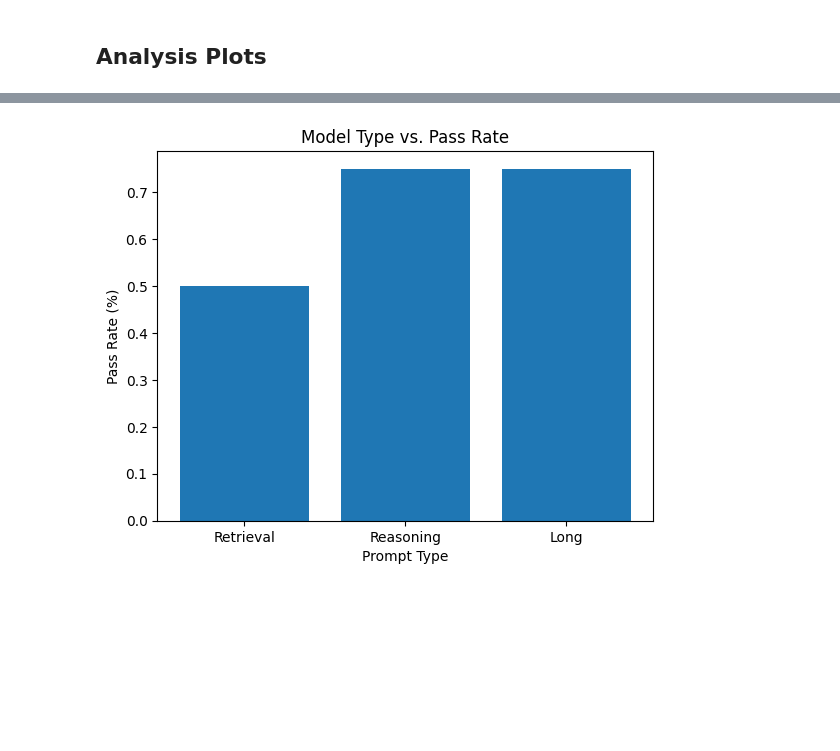
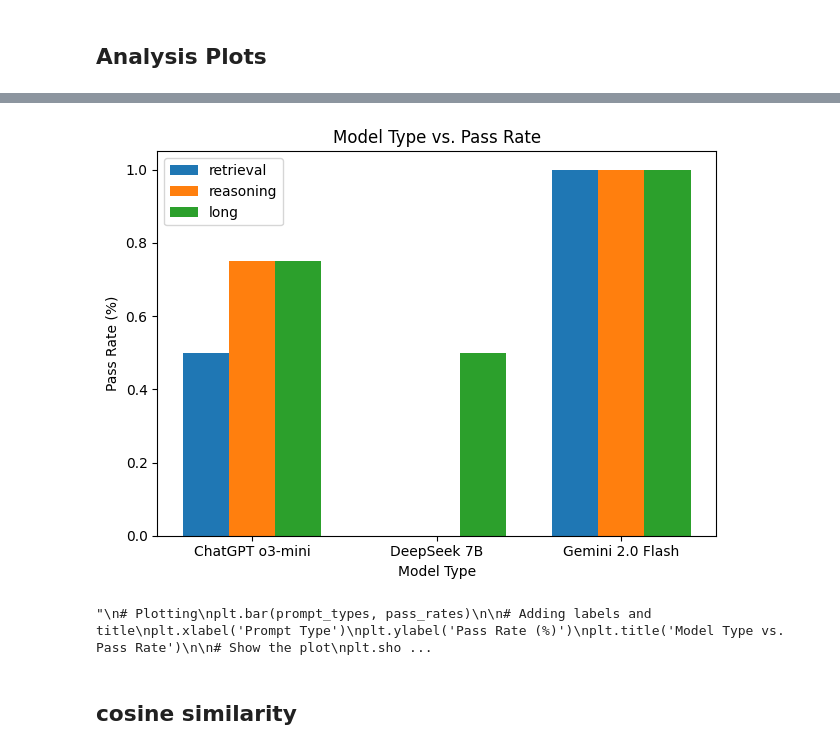
Before and after one commit to FardinHaque60/cmpe_187_ai_testing, a Jupyter notebook: prompt_tests.ipynb, the cells around one changed output, grey strips where cells are left out. Saved outputs shown, nothing was run; the diff lists cells and outputs as text; code cells hidden in the pictures; blank space fills up the shorter version.

```diff
--- a/prompt_tests.ipynb
+++ b/prompt_tests.ipynb
@@ -104,10 +104,11 @@ def deepseek(messages=[
 # %% [markdown]
 ### Run Models Function
 # %%
-def run_gpt(responses, times, p):
+''' def run_gpt(responses, times, p):
     gpt_response = gpt(messages=[{'role': 'user', 'content': p}])
     responses.append(gpt_response[0])
     times.append(gpt_response[1])
+'''
 
 def run_models(responses, times, p):
     gpt_response = gpt(messages=[{'role': 'user', 'content': p}])
@@ -239,7 +244,7 @@ long_prompts = [
 
 # _, retrieval_times = run_tests_e2e("retrieval test", retrieval_prompts)
 # _, reasoning_times = run_tests_e2e("reasoning test", reasoning_prompts)
-_, retrieval_times = run_gpt_tests("retrival test", retrieval_prompts)
-_, reasoning_times = run_gpt_tests("reasoning test", reasoning_prompts)
-_, long_times = run_gpt_tests("long prompt test", long_prompts)
+retrieval_responses, retrieval_times = run_tests_e2e("retrival test", retrieval_prompts)
+reasoning_responses, reasoning_times = run_tests_e2e("reasoning test", reasoning_prompts)
+long_responses, long_times = run_tests_e2e("long prompt test", long_prompts)
 # %% [output]
@@ -294,23 +352,73 @@ long prompt time: 9.155428171157837
 # %%
-retrieval_pass_results = [0, 1, 0, 1]
-reasoning_pass_results = [1, 1, 1, 0]
-long_prompt_pass_results = [1, 1, 0, 1]
+# 0: gpt accuracy, 1: deepseek results, 2: gemini results
+retrieval_pass_results = [[0, 1, 0, 1], [0, 0, 0, 0], [1, 1, 1, 1]]
+reasoning_pass_results = [[1, 1, 1, 0], [0, 0, 0, 0], [1, 1, 1, 1]]
+long_prompt_pass_results = [[1, 1, 0, 1], [0, 1, 0, 1], [1, 1, 1, 1]]
 
-pass_rates = [
-    sum(retrieval_pass_results)/len(retrieval_pass_results),
-    sum(reasoning_pass_results)/len(reasoning_pass_results),
-    sum(long_prompt_pass_results)/len(long_prompt_pass_results)
+gpt_accuracy = [
+    sum(retrieval_pass_results[0])/len(retrieval_pass_results[0]),
+    sum(reasoning_pass_results[0])/len(reasoning_pass_results[0]),
+    sum(long_prompt_pass_results[0])/len(long_prompt_pass_results[0])
 ]
 
+deepseek_accuracy = [
+    sum(retrieval_pass_results[1])/len(retrieval_pass_results[1]),
+    sum(reasoning_pass_results[1])/len(reasoning_pass_results[1]),
+    sum(long_prompt_pass_results[1])/len(long_prompt_pass_results[1])
+]
+
+long_accuracy = [
+    sum(retrieval_pass_results[2])/len(retrieval_pass_results[2]),
+    sum(reasoning_pass_results[2])/len(reasoning_pass_results[2]),
+    sum(long_prompt_pass_results[2])/len(long_prompt_pass_results[2])
+]
+
+# x_entries are inferred from above
+y_data = [gpt_accuracy, deepseek_accuracy, long_accuracy]
+
+# Convert y_data to a NumPy array for easier manipulation
+y_array = np.array(y_data)  # Shape: (n, 3)
+n_groups = y_array.shape[0]
+n_bars = y_array.shape[1]
+
+# Bar positions
+x = np.arange(n_groups)
+bar_width = 0.25
+
+# Offsets for each of the 3 bars
+offsets = np.linspace(-bar_width, bar_width, n_bars)
+
+# Plot
+fig, ax = plt.subplots()
+groups = ["retrieval", "reasoning", "long"]
+for i in range(n_bars):
+    ax.bar(x + offsets[i], y_array[:, i], width=bar_width, label=groups[i])
+
+# X-axis settings
+ax.set_xticks(x)
+ax.set_xticklabels(x_entries)
+ax.set_xlabel('Model Type')
+ax.set_ylabel('Pass Rate (%)')
+ax.set_title('Model Type vs. Pass Rate')
+ax.legend()
+
+plt.tight_layout()
+plt.show()
+
+'''
 # Plotting
 plt.bar(prompt_types, pass_rates)
 
 # Adding labels and title
 plt.xlabel('Prompt Type')
 plt.ylabel('Pass Rate (%)')
 plt.title('Model Type vs. Pass Rate')
 
 # Show the plot
 plt.show()
+'''
 # %% [output]
-[figure, old version]
+[figure, new version]
+"\n# Plotting\nplt.bar(prompt_types, pass_rates)\n\n# Adding labels and title\nplt.xlabel('Prompt Type')\nplt.ylabel('Pass Rate (%)')\nplt.title('Model Type vs. Pass Rate')\n\n# Show the plot\nplt.sho ...
+# %% [markdown]
+## cosine similarity
```
Also changed, not shown: parts of 6 cells of this notebook.
